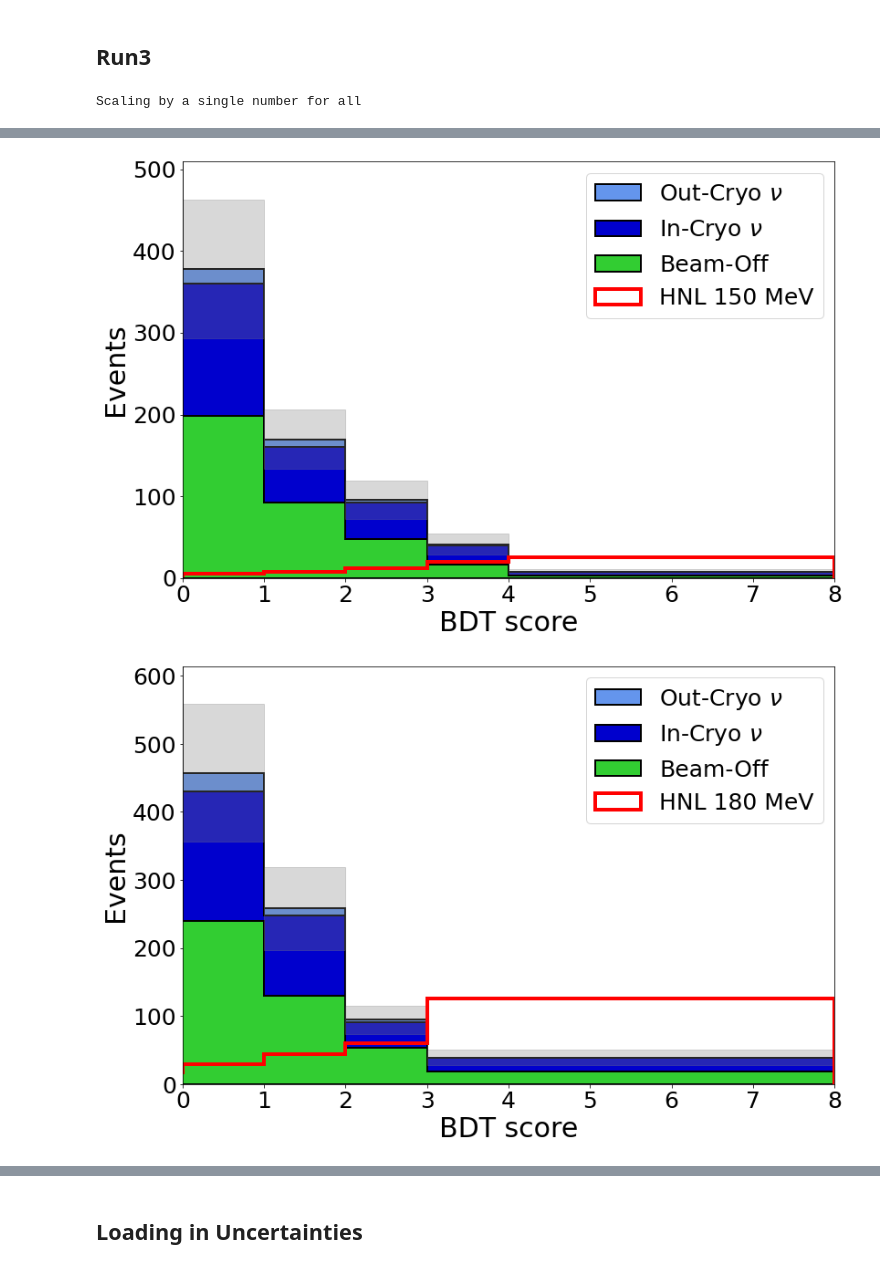
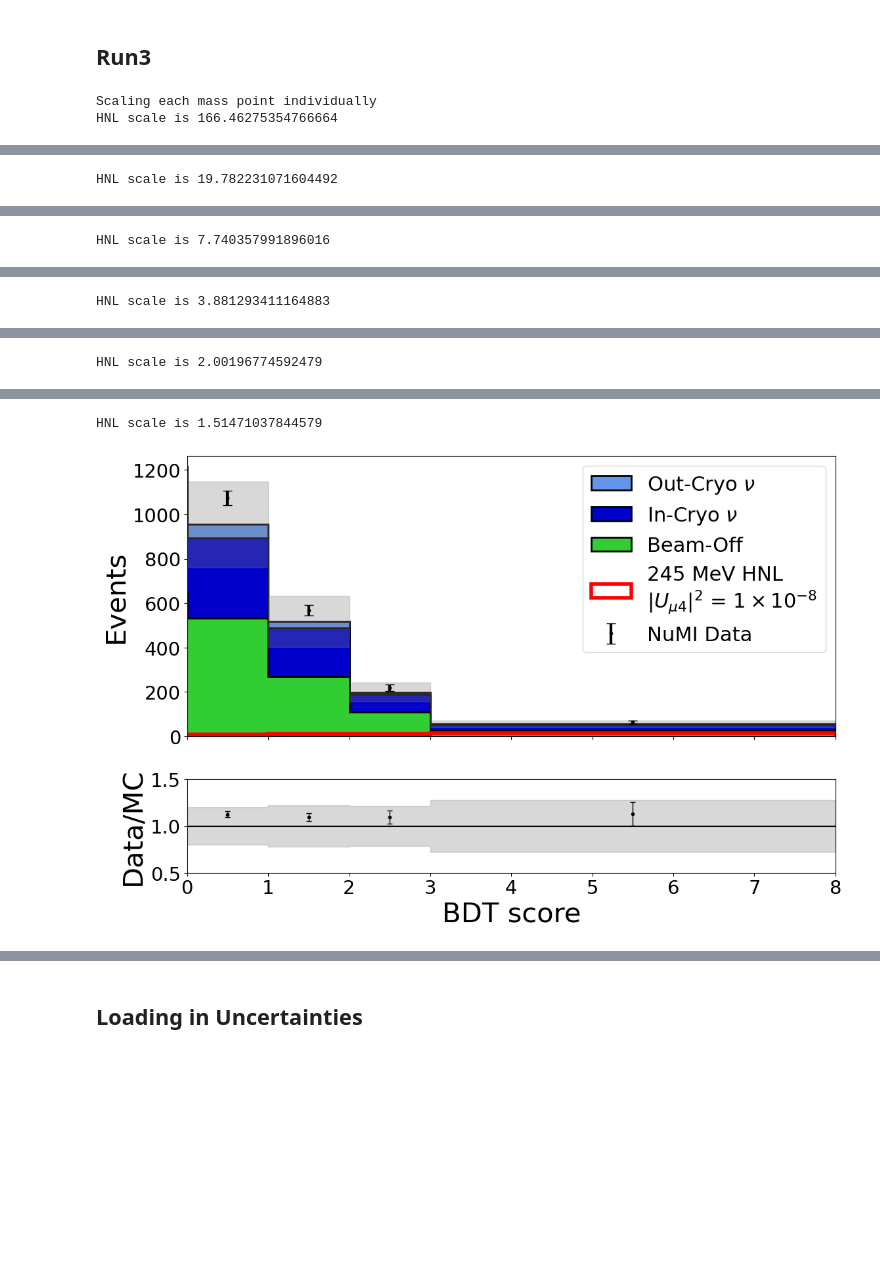
Before and after one commit to dmarsden01/uboone_HNL_analysis, a Jupyter notebook: 3.9_Final_BDT_output.ipynb, the cells around one changed output, grey strips where cells are left out. Saved outputs shown, nothing was run; the diff lists cells and outputs as text; code cells hidden in the pictures; blank space fills up the shorter version.

Commit message:
Put data through full chain.

```diff
--- a/3.9_Final_BDT_output.ipynb
+++ b/3.9_Final_BDT_output.ipynb
@@ -35,8 +35,8 @@ Params_pyhf = {"Stats_only":False,
                "Num_bins_for_calc":4,
                "Use_toys":False,
                "Num_toys":100,
-               "Load_lepton_hists":True,
-               "Load_pi0_hists":False,
+               "Load_lepton_hists":False,
+               "Load_pi0_hists":True,
                "Flat_bkg_overlay_frac":0.5,
                "Flat_bkg_dirt_frac":1.0,
                "Flat_bkg_EXT_frac":0.0,
@@ -265,7 +442,25 @@ def Plot_BDT_output_systematics(signal={}, tot_uncertainty_dict={}, sig_unc={},
 # %% [markdown]
 ## Run1
 # %%
-#theta_squared limits, need to account for negwt scaling
-old_lims = {2: 0.12211563691276314,10: 0.0009848278549373978,20: 0.0001310985484125889,
-            50: 8.079470801246682e-06,100: 8.687448964849439e-07,150: 1.219240515456083e-07}
-new_lims = {}
+#theta_squared limits
+print("Please check these are the correct .csv limit files")
+uboone_ee_current = Functions.Pandafy_new('limit_files/My_limits/Full_sys_4_bins_expected_20_April.csv')
+uboone_pi0_reduced = Functions.Pandafy_new('limit_files/My_limits/Full_sys_4_bins_pi0_expected_20_April.csv')
+
+if Params_pyhf["Load_lepton_hists"] == True: limit_thetas = uboone_ee_current.set_index('Mass')['Value'].to_dict()
+if Params_pyhf["Load_pi0_hists"] == True: limit_thetas = uboone_pi0_reduced.set_index('Mass')['Value'].to_dict()
+
+print("Theta squared limits are: ")
+print(limit_thetas)
+
+theta_scaling, hist_scaling = {}, {}
+limit_theta_power_1 = {}
+for HNL_mass in theta_dict:
+    theta_scaling[HNL_mass] = limit_thetas[HNL_mass]/(theta_dict[HNL_mass]**2)
+    hist_scaling[HNL_mass] = theta_scaling[HNL_mass]**(2)
+    limit_theta_power_1[HNL_mass] = limit_thetas[HNL_mass]**(1/2)
+
+print("Scalings for theta squared values are: ")
+print(theta_scaling)
+print(hist_scaling)
+print(limit_theta_power_1)
@@ -325,7 +508,15 @@ HNL scale is 4.523500349606466
 # %%
 Run="run3"
 plt.rcParams.update({'font.size': 25})
-Plot_BDT_output_systematics(signal_dict_r3, tot_uncertainty_dict_r3, sig_sys_err_r3, bkgs_r3, bins_cent_dict_r3, bins_dict_r3, xlims=[0,8.0], legloc="upper right",
-                                logy=False, savefig=False, save_str="", Run=Run, HNL_scale=1.0, sig_sys=False)
+XLIMS=[0,bins_dict_r3[150][-1]]
+savestr = f"_{decay_type}_data"
+# Plot_BDT_output_systematics(signal_dict_r3, tot_uncertainty_dict_r3, sig_sys_err_r3, bkgs_r3, bins_cent_dict_r3, bins_dict_r3, xlims=[0,8.0], legloc="upper right",
+#                                 logy=False, savefig=False, save_str="", Run=Run, HNL_scale=1.0, sig_sys=False)
+
+Plot_BDT_output_systematics_data(signal_dict_r3, tot_uncertainty_dict_r3, sig_sys_err_r3, bkgs_r3, data_r3, bins_cent_dict_r3, bins_dict_r3,
+                            xlims=XLIMS, legloc="upper right",
+                            legsize=22, logy=False, savefig=True, save_str=savestr, Run=Run, HNL_scale=hist_scaling,
+                            scale_up=hist_scaling, thetas=theta_dict, sig_sys=False,HNL_scale_label=True)
 # %% [output]
-Scaling by a single number for all
+Scaling each mass point individually
+HNL scale is 166.46275354766664
@@ -332,0 +524 @@ Scaling by a single number for all
+HNL scale is 19.782231071604492
@@ -333,0 +526 @@ Scaling by a single number for all
+HNL scale is 7.740357991896016
@@ -334,0 +528 @@ Scaling by a single number for all
+HNL scale is 3.881293411164883
@@ -335,0 +530 @@ Scaling by a single number for all
+HNL scale is 2.00196774592479
@@ -337,2 +532,2 @@ Scaling by a single number for all
+HNL scale is 1.51471037844579
-[figure, old version]
+[figure, new version]
-[figure, removed]
```
Also changed, not shown: parts of 7 cells of this notebook, 7 other files.
